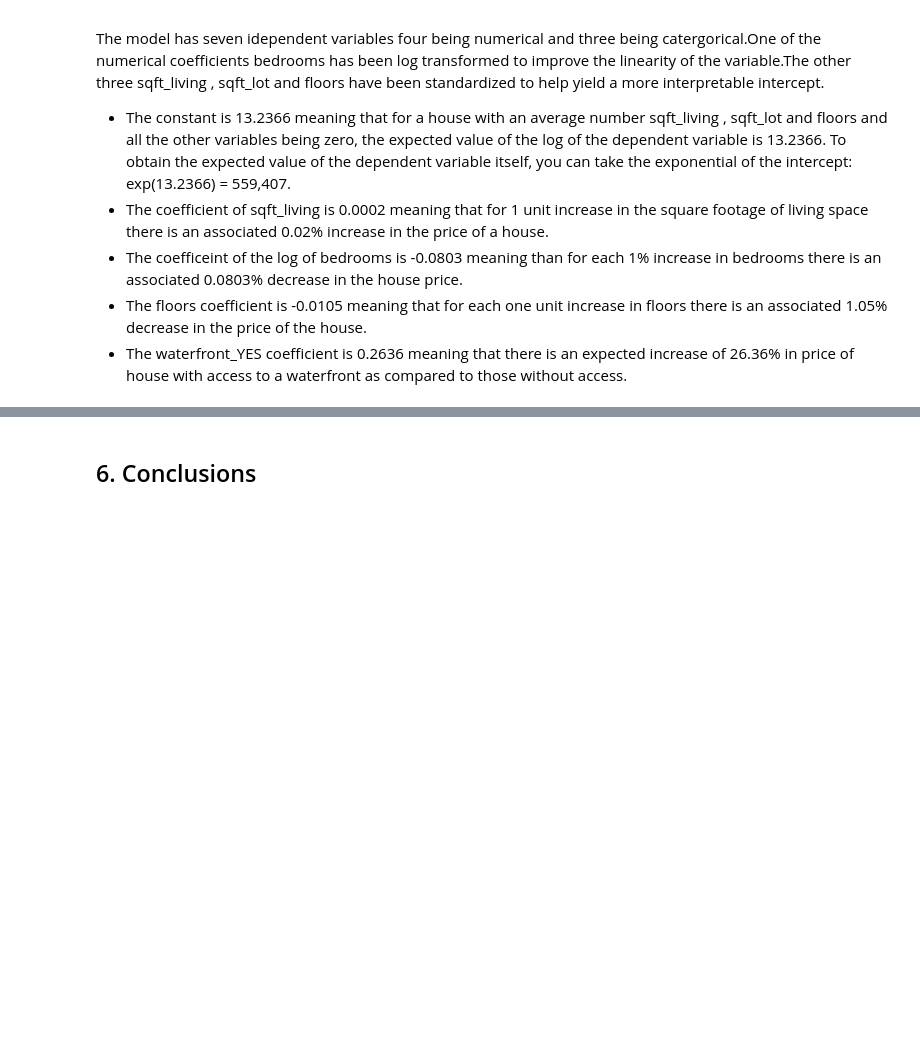
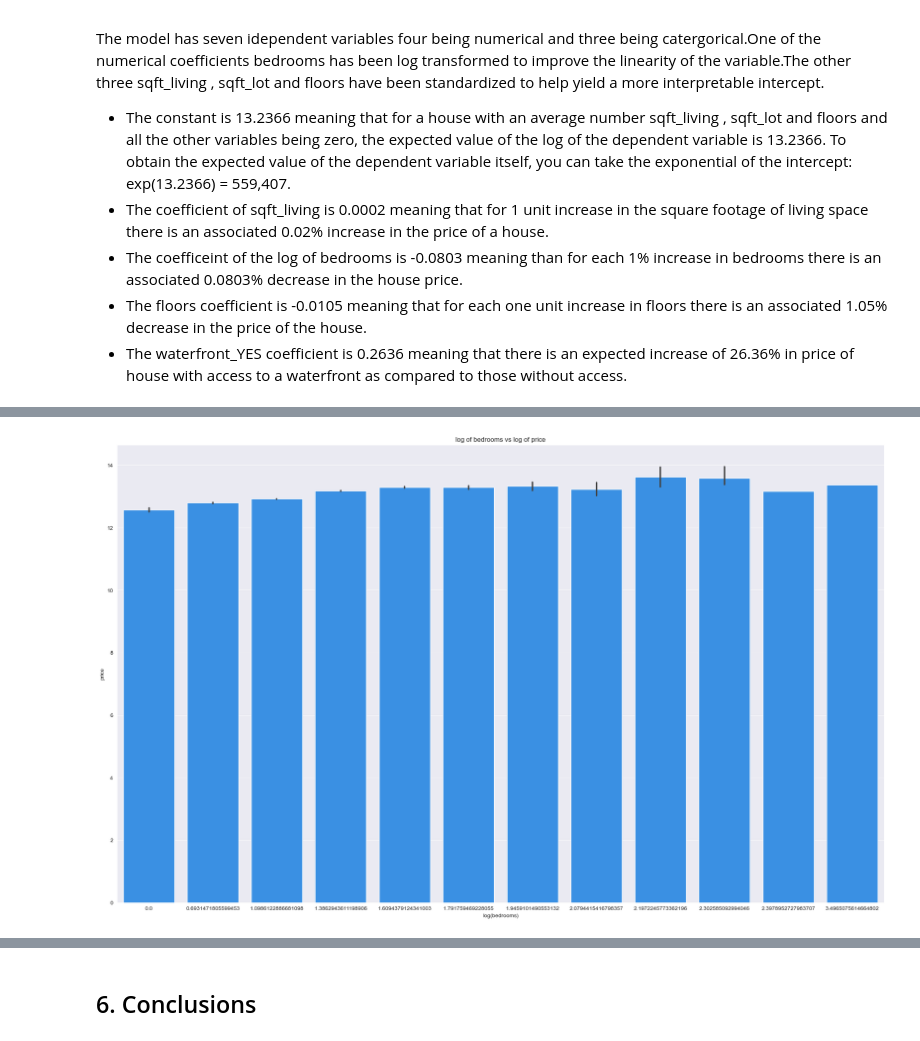
Before and after one commit to KimberlyWairimu/Phase-2-project, a Jupyter notebook: student.ipynb, the cells around one changed output, grey strips where cells are left out. Cells and saved outputs as stored; diff of their text form; code cells hidden in the pictures; blank space fills up the shorter version.

```diff
--- a/student.ipynb
+++ b/student.ipynb
@@ -717,0 +733,7 @@ The model has seven idependent variables four being numerical and three being ca
+# %%
+# visualizing the relationship between bedrooms and price.
+plt.figure(figsize=(25, 15))
+ax = sns.barplot(x=df["log(bedrooms)"],y=y_new,data=df , color="dodgerblue")
+ax.set_title("log of bedrooms vs log of price");
+# %% [output]
+[figure, added]
```
Also changed, not shown: parts of 8 cells of this notebook.
